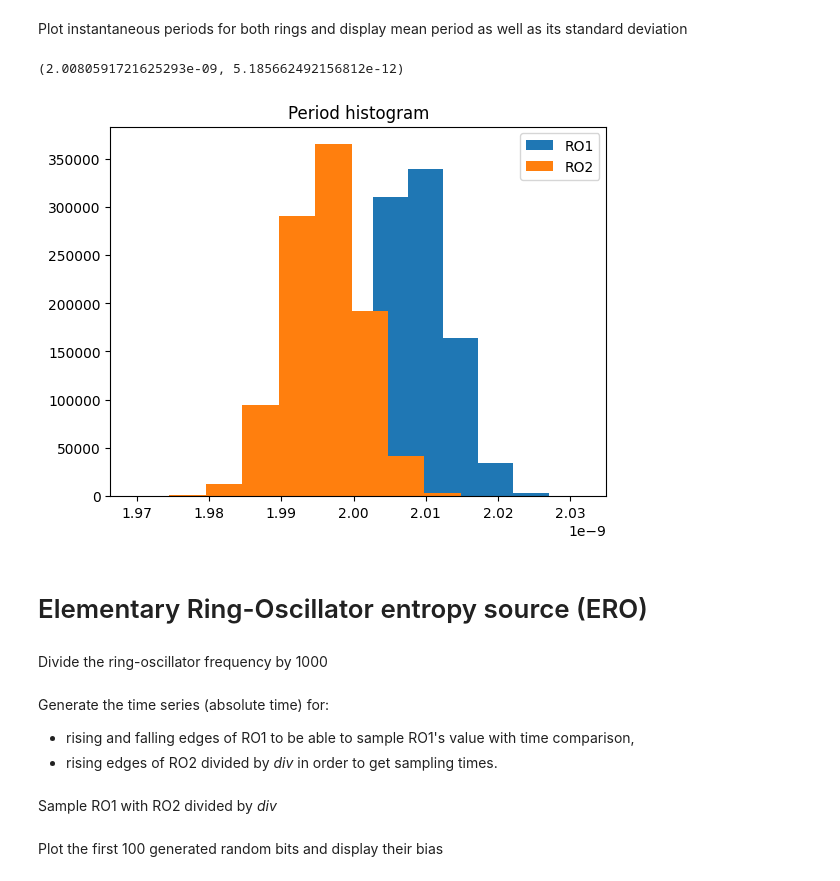
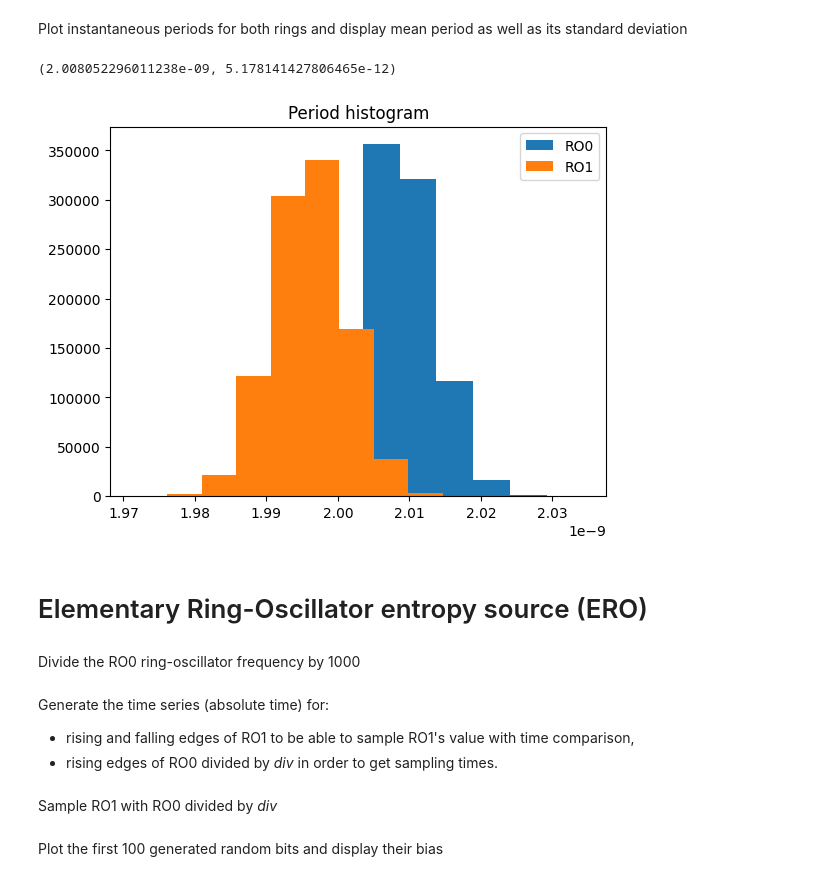
Before and after one commit to opentrng/ptrng, a Jupyter notebook: emulator/playground.ipynb, the cells around one changed output. Drawn from its saved outputs; the diff is of its cells as text; code cells hidden in the pictures.

```diff
--- a/emulator/playground.ipynb
+++ b/emulator/playground.ipynb
@@ -20,22 +20,22 @@ th = 10.37e-12
 Generate 100,000 periods for two ring-oscillators at 498MHz and 501MHz
 # %%
 periods = 1_000_000
-ro1 = emulator.generate_periods(periods, 498e6, emulator.A1_F500M, emulator.A2_F500M)
-ro2 = emulator.generate_periods(periods, 501e6, emulator.A1_F500M, emulator.A2_F500M)
+ro0 = emulator.generate_periods(periods, 498e6, emulator.A1_F500M, emulator.A2_F500M)
+ro1 = emulator.generate_periods(periods, 501e6, emulator.A1_F500M, emulator.A2_F500M)
 # %% [markdown]
 Plot instantaneous periods for both rings and display mean period as well as its standard deviation
 # %%
+plt.hist(ro0, label='RO0')
 plt.hist(ro1, label='RO1')
-plt.hist(ro2, label='RO2')
 plt.legend()
 plt.title("Period histogram")
-np.mean(ro1), np.std(ro1)
+np.mean(ro0), np.std(ro0)
 # %% [output]
-(2.0080591721625293e-09, 5.185662492156812e-12)
+(2.008052296011238e-09, 5.178141427806465e-12)
-[figure, old version]
+[figure, new version]
 # %% [markdown]
 # Elementary Ring-Oscillator entropy source (ERO)
 # %% [markdown]
-Divide the ring-oscillator frequency by 1000
+Divide the RO0 ring-oscillator frequency by 1000
 # %%
 div = 1000
@@ -43,6 +43,6 @@ ro2div = emulator.frequency_divider(ro2, div)
 # %% [markdown]
 Generate the time series (absolute time) for:
 - rising and falling edges of RO1 to be able to sample RO1's value with time comparison,
-- rising edges of RO2 divided by _div_ in order to get sampling times.
+- rising edges of RO0 divided by _div_ in order to get sampling times.
 # %%
 valuestimes = emulator.risingfalling_edges(ro1)
@@ -50,5 +50,5 @@ samplingtimes = emulator.rising_edges(ro2div)
 # %% [markdown]
-Sample RO1 with RO2 divided by _div_
+Sample RO1 with RO0 divided by _div_
 # %%
 bits, xsetup, xhold = emulator.sampling(0, 1, valuestimes, samplingtimes, ts, th)
 # %% [markdown]
```
Also changed, not shown: parts of 13 cells of this notebook, 9 other files.
